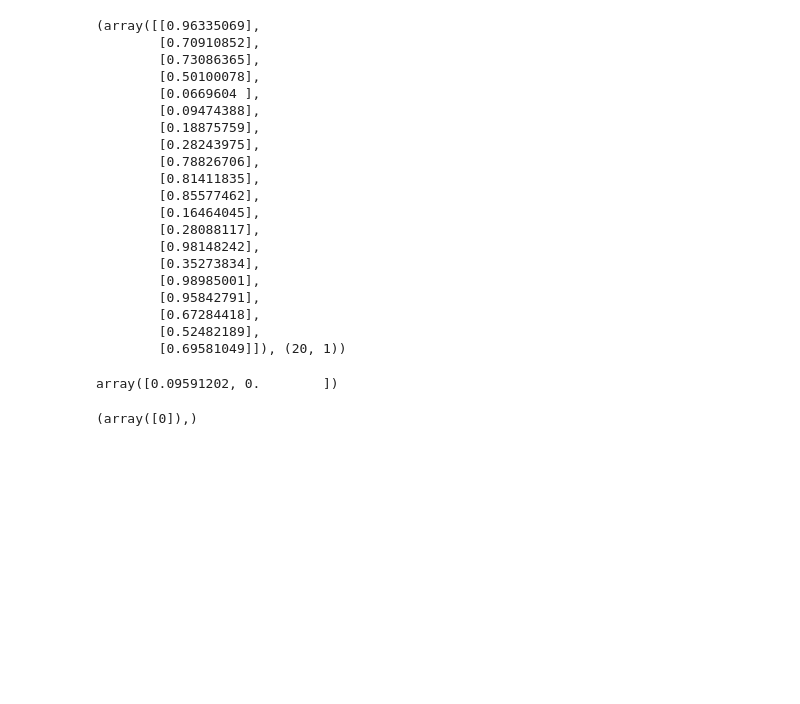
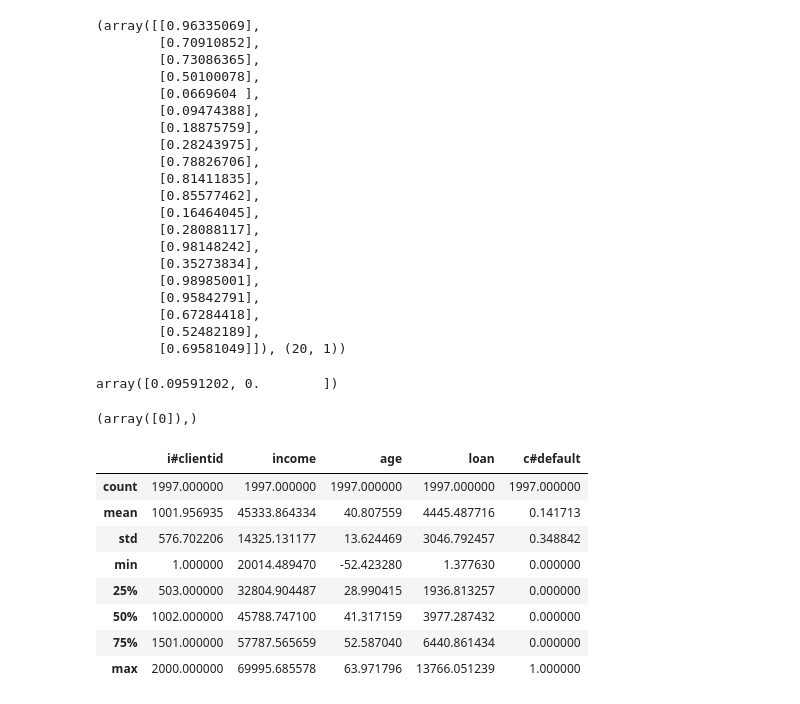
Before and after one commit to miller00315/estatistica_machine_learning, a Jupyter notebook: avaliacao_algoritmos_machine_learning.ipynb, the cells around one changed output. Cells and saved outputs as stored; diff of their text form; code cells hidden in the pictures; blank space fills up the shorter version.

```diff
--- a/avaliacao_algoritmos_machine_learning.ipynb
+++ b/avaliacao_algoritmos_machine_learning.ipynb
@@ -347,3 +347,19 @@ indexes = np.where(selection.variances_ > 0.07)
 indexes
 # %% [output]
 (array([0]),)
+# %%
+dataset = pd.read_csv('credit_data.csv')
+
+dataset.dropna(inplace=True) # limpa a base de dados
+
+dataset.describe()
+# %% [output]
+|  | i#clientid | income | age | loan | c#default |
+| count | 1997.000000 | 1997.000000 | 1997.000000 | 1997.000000 | 1997.000000 |
+| mean | 1001.956935 | 45333.864334 | 40.807559 | 4445.487716 | 0.141713 |
+| std | 576.702206 | 14325.131177 | 13.624469 | 3046.792457 | 0.348842 |
+| min | 1.000000 | 20014.489470 | -52.423280 | 1.377630 | 0.000000 |
+| 25% | 503.000000 | 32804.904487 | 28.990415 | 1936.813257 | 0.000000 |
+| 50% | 1002.000000 | 45788.747100 | 41.317159 | 3977.287432 | 0.000000 |
+| 75% | 1501.000000 | 57787.565659 | 52.587040 | 6440.861434 | 0.000000 |
+| max | 2000.000000 | 69995.685578 | 63.971796 | 13766.051239 | 1.000000 |
```
Also changed, not shown: parts of 20 cells of this notebook.
